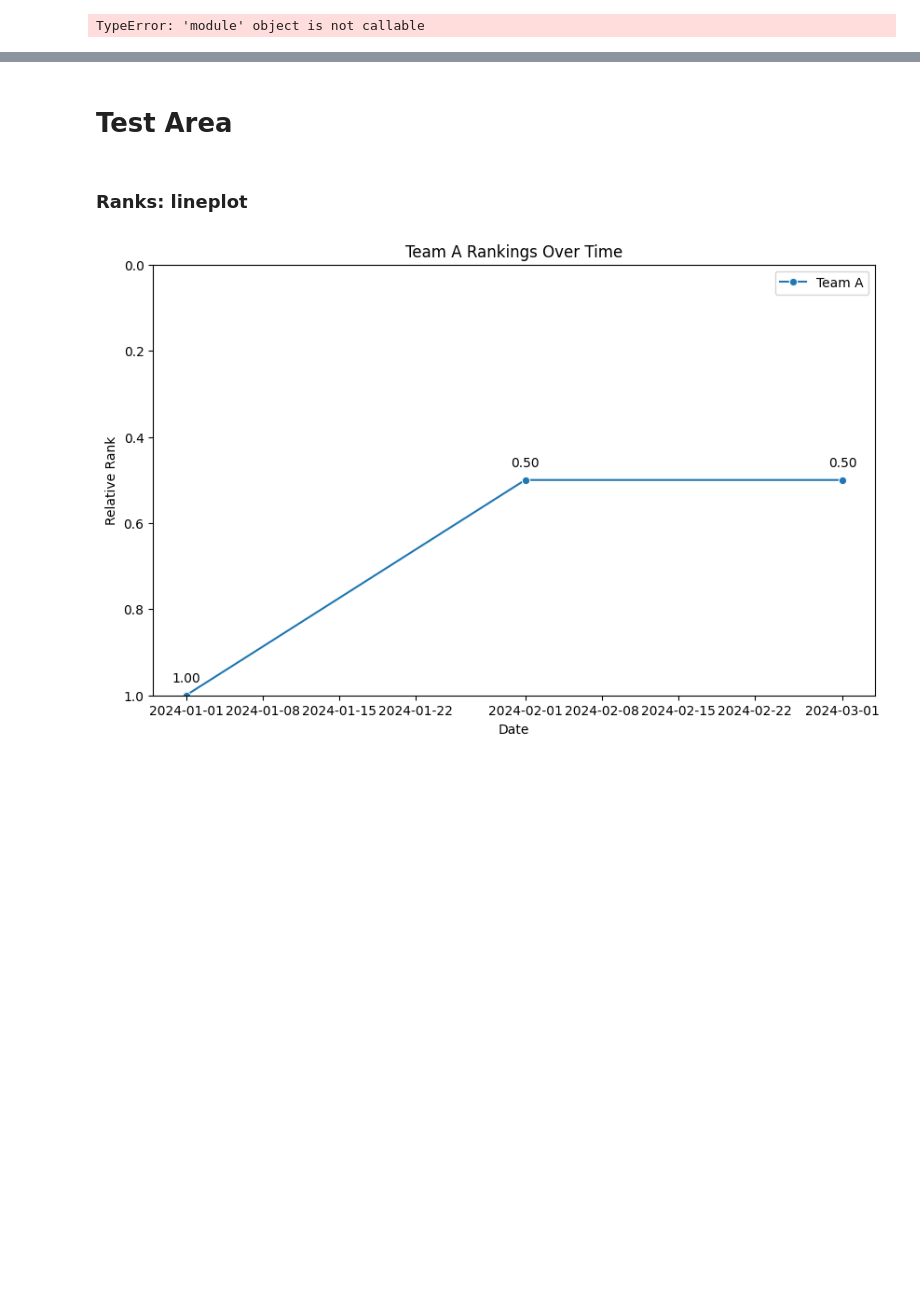
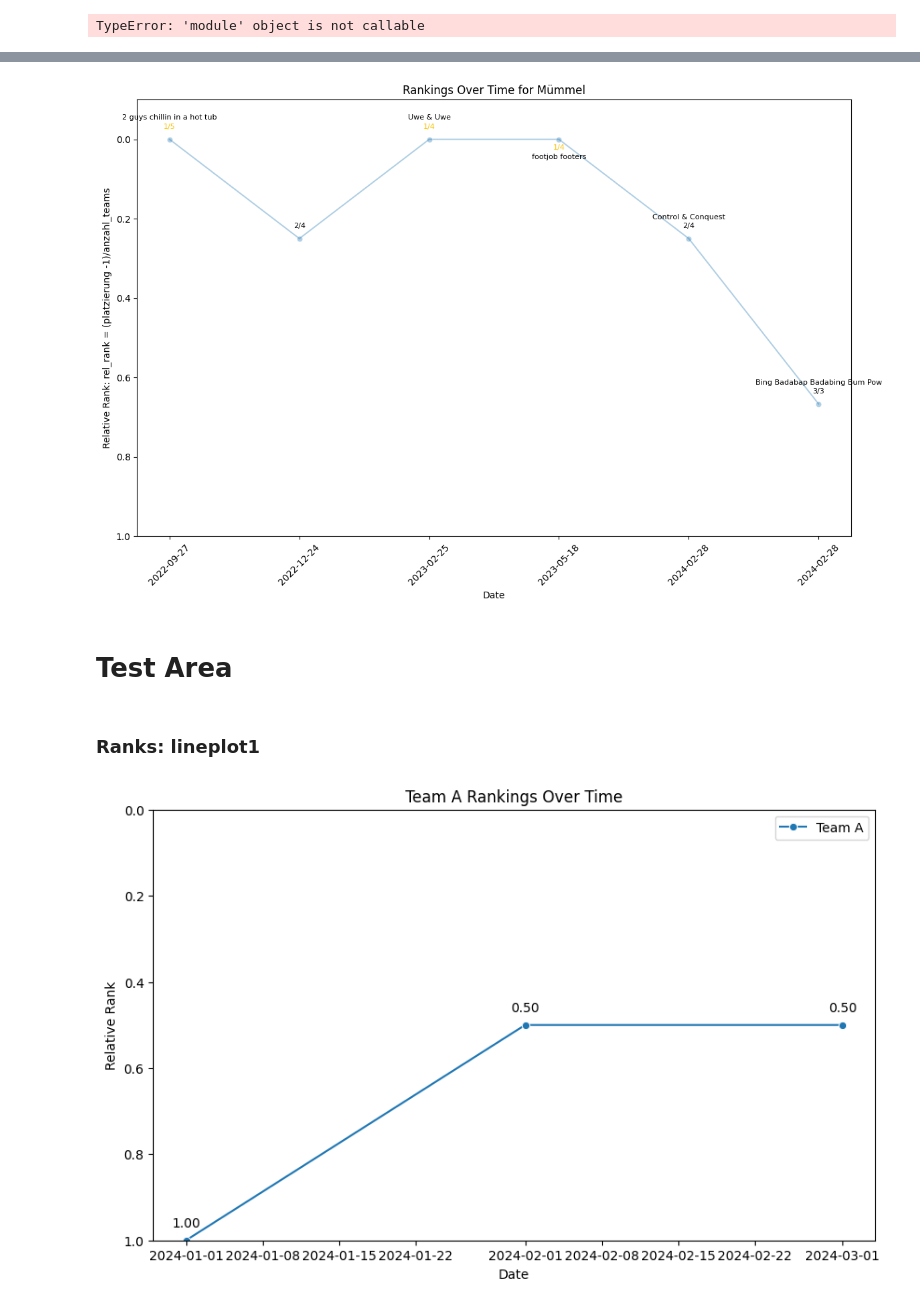
Before and after one commit to njctn/werfen, a Jupyter notebook: werfen_statistik2.ipynb, the cells around one changed output, grey strips where cells are left out. Drawn from its saved outputs; the diff is of its cells as text; code cells hidden in the pictures; blank space fills up the shorter version.

```diff
--- a/werfen_statistik2.ipynb
+++ b/werfen_statistik2.ipynb
@@ -482,7 +584,11 @@ test_platz = platzierungen('Emilio')
+# %%
+ranks('Mümmel')
+# %% [output]
+[figure, added]
 # %% [markdown]
 # Test Area
 # %% [markdown]
-### Ranks: lineplot
+### Ranks: lineplot1
 # %%
 import seaborn as sns
 import matplotlib.pyplot as plt
```
Also changed, not shown: parts of 29 cells of this notebook.
